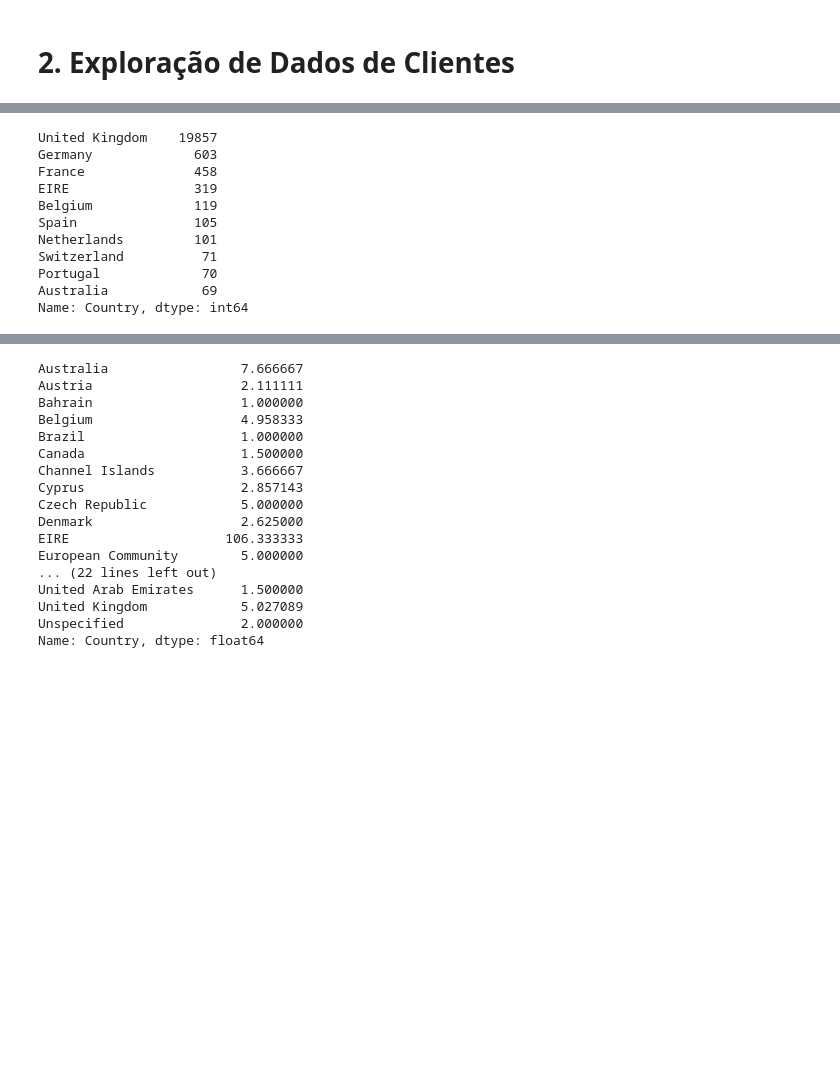
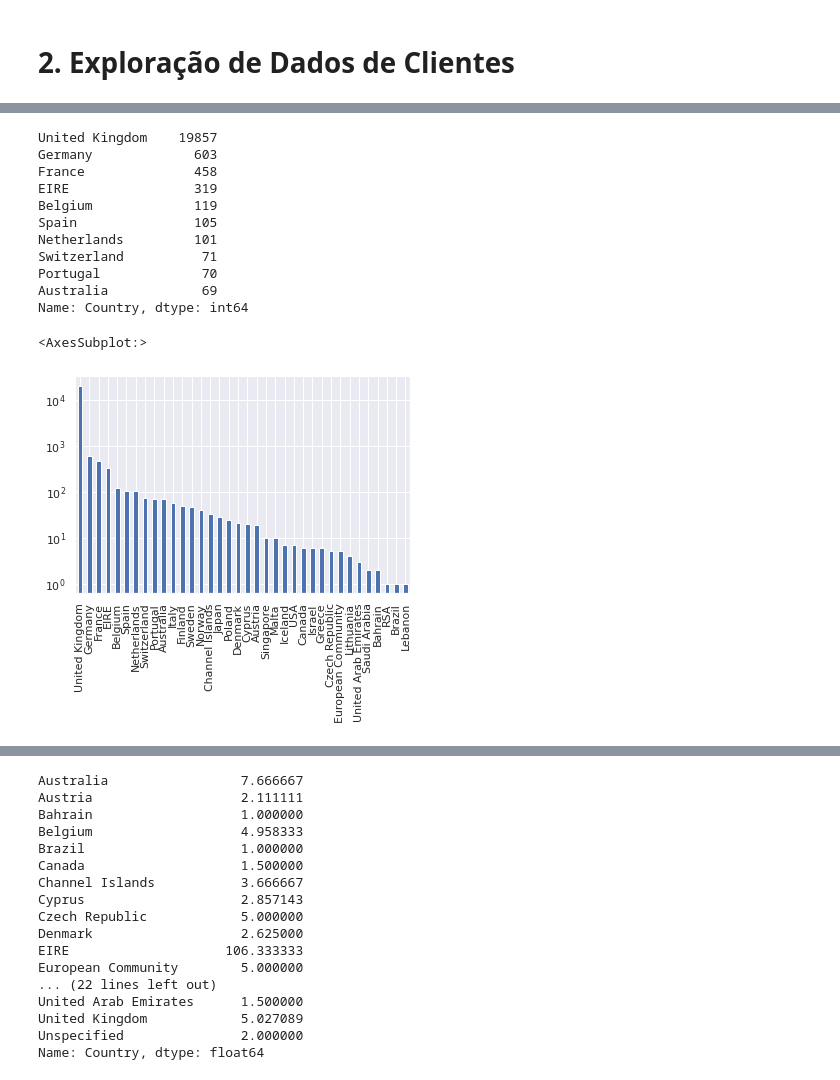
Before and after one commit to mikaelsouza/ai-engineer-bemol-challenge, a Jupyter notebook: notebooks/1-data-exploration.ipynb, the cells around one changed output, grey strips where cells are left out. Drawn from its saved outputs; the diff is of its cells as text; code cells hidden in the pictures; blank space fills up the shorter version.

```diff
--- a/notebooks/1-data-exploration.ipynb
+++ b/notebooks/1-data-exploration.ipynb
@@ -203,19 +268,22 @@ Clientes que moram em países diferentes tem necessidades diferentes e, por cont
 # %%
 # Quantidade de vendas por país
-sell_by_country = data.drop_duplicates('InvoiceNo')['Country'].value_counts()
-sell_by_country[:10]
+sell_by_country = country_df.drop_duplicates('InvoiceNo')['Country'].value_counts()
+print(sell_by_country[:10])
+sell_by_country.plot.bar(logy=True)
 # %% [output]
 United Kingdom    19857
 Germany             603
 France              458
 EIRE                319
 Belgium             119
 Spain               105
 Netherlands         101
 Switzerland          71
 Portugal             70
 Australia            69
 Name: Country, dtype: int64
+<AxesSubplot:>
+[figure, added]
 # %%
 # Quantidade de vendas por cliente
 sell_by_client = data.drop_duplicates('CustomerID')['Country'].value_counts()
```
Also changed, not shown: parts of 13 cells of this notebook.
